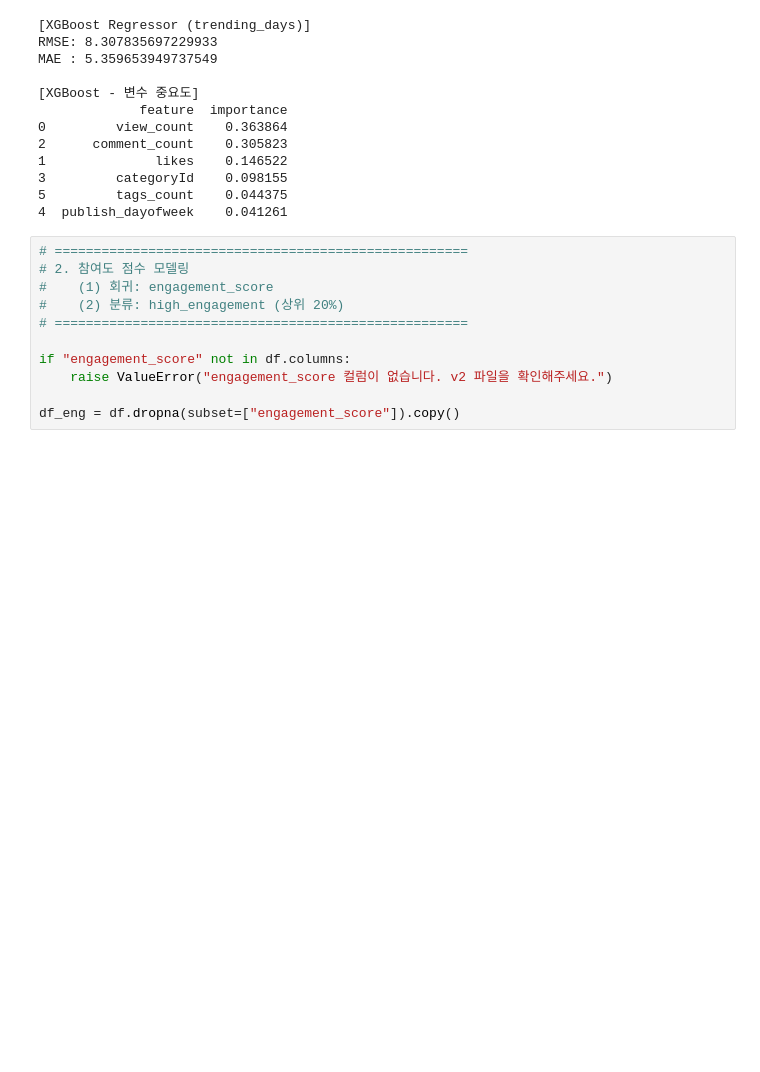
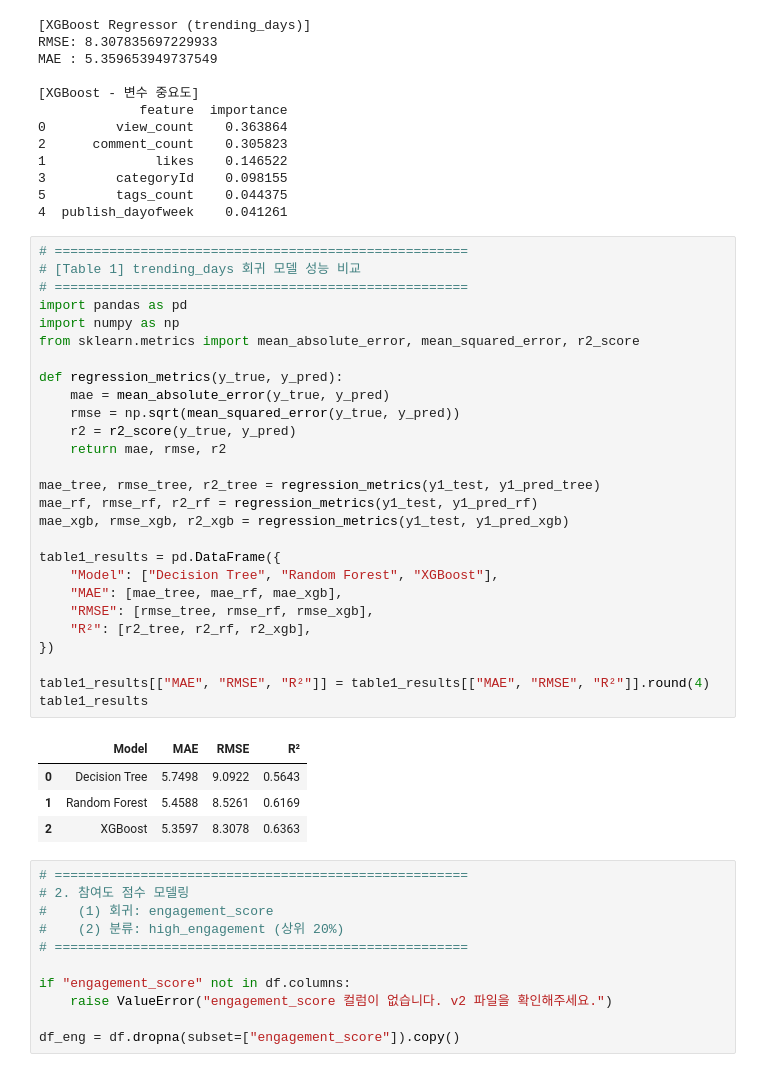
Before and after one commit to hye-wonn/youtube_trending_ml, a Jupyter notebook: notebooks/09_youtube_trending_duration_model.ipynb, the cells around one changed output. Cells and saved outputs as stored; diff of their text form; blank space fills up the shorter version.

```diff
--- a/notebooks/09_youtube_trending_duration_model.ipynb
+++ b/notebooks/09_youtube_trending_duration_model.ipynb
@@ -251,6 +253,38 @@ MAE : 5.359653949737549
 3         categoryId    0.098155
 5         tags_count    0.044375
 4  publish_dayofweek    0.041261
+# %%
+# =====================================================
+# [Table 1] trending_days 회귀 모델 성능 비교
+# =====================================================
+import pandas as pd
+import numpy as np
+from sklearn.metrics import mean_absolute_error, mean_squared_error, r2_score
+
+def regression_metrics(y_true, y_pred):
+    mae = mean_absolute_error(y_true, y_pred)
+    rmse = np.sqrt(mean_squared_error(y_true, y_pred))
+    r2 = r2_score(y_true, y_pred)
+    return mae, rmse, r2
+
+mae_tree, rmse_tree, r2_tree = regression_metrics(y1_test, y1_pred_tree)
+mae_rf, rmse_rf, r2_rf = regression_metrics(y1_test, y1_pred_rf)
+mae_xgb, rmse_xgb, r2_xgb = regression_metrics(y1_test, y1_pred_xgb)
+
+table1_results = pd.DataFrame({
+    "Model": ["Decision Tree", "Random Forest", "XGBoost"],
+    "MAE": [mae_tree, mae_rf, mae_xgb],
+    "RMSE": [rmse_tree, rmse_rf, rmse_xgb],
+    "R²": [r2_tree, r2_rf, r2_xgb],
+})
+
+table1_results[["MAE", "RMSE", "R²"]] = table1_results[["MAE", "RMSE", "R²"]].round(4)
+table1_results
+# %% [output]
+|  | Model | MAE | RMSE | R² |
+| 0 | Decision Tree | 5.7498 | 9.0922 | 0.5643 |
+| 1 | Random Forest | 5.4588 | 8.5261 | 0.6169 |
+| 2 | XGBoost | 5.3597 | 8.3078 | 0.6363 |
 # %%
 # =====================================================
 # 2. 참여도 점수 모델링
```
Also changed, not shown: parts of 4 cells of this notebook, 3 other files.
